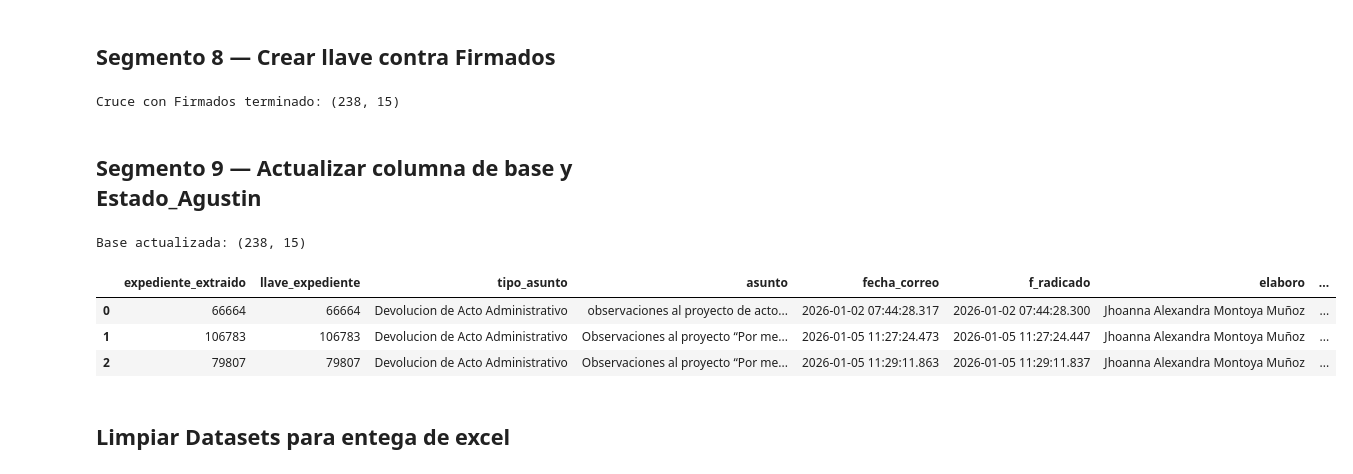
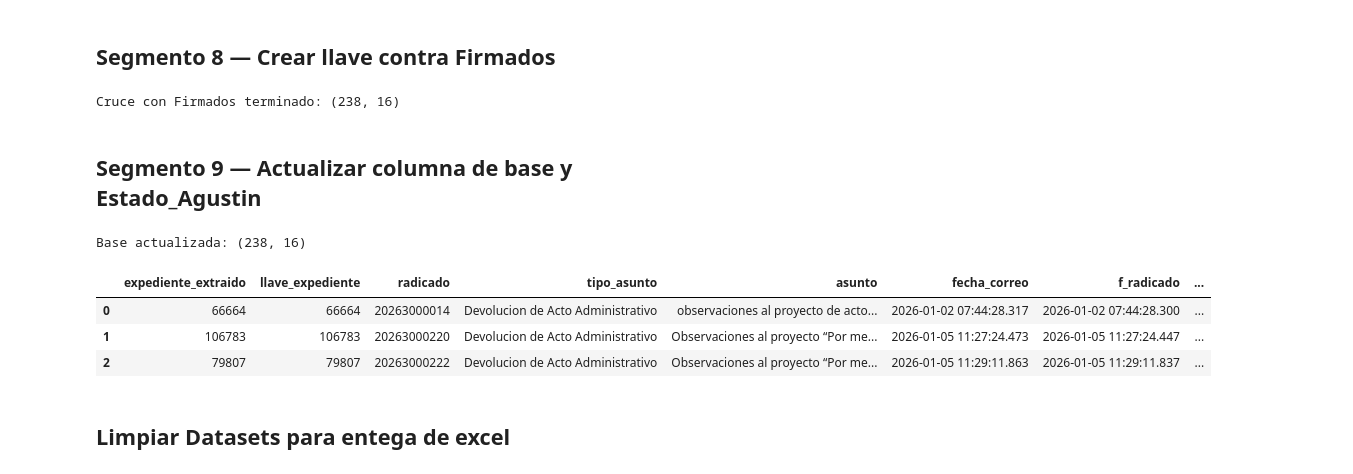
Before and after one commit to juliancho18/seguimiento_metas_wil, a Jupyter notebook: constructor.ipynb, the cells around one changed output. Saved outputs shown, nothing was run; the diff lists cells and outputs as text; code cells hidden in the pictures.

```diff
--- a/constructor.ipynb
+++ b/constructor.ipynb
@@ -297,7 +297,6 @@ def rescatar_expediente_desde_asunto(texto):
     texto = str(texto).strip()
 
     patrones_rescate = [
-        # formas comunes
         r'\bexpediente\b\s*[:#\-\./]?\s*([0-9]{3,})',
         r'\bexped\b\s*[:#\-\./]?\s*([0-9]{3,})',
         r'\bexped\.\s*([0-9]{3,})',
@@ -307,15 +306,11 @@ def rescatar_expediente_desde_asunto(texto):
         r'\bexp\.\s*([0-9]{3,})',
         r'\bex\b\s*[:#\-\./]?\s*([0-9]{3,})',
         r'\bex\.\s*([0-9]{3,})',
-
-        # cuando el identificador y número vienen más separados
         r'\bexpediente\b.*?([0-9]{3,})',
         r'\bexped\b.*?([0-9]{3,})',
         r'\bexpte\b.*?([0-9]{3,})',
         r'\bexp\b.*?([0-9]{3,})',
         r'\bex\b.*?([0-9]{3,})',
-
-        # captura cualquier número largo si ya no hubo otra opción
         r'([0-9]{4,})'
     ]
 
@@ -333,6 +328,7 @@ def rescatar_expediente_desde_asunto(texto):
 tabla_devoluciones_radicados = rad_devoluciones[
     [
         "expediente_extraido",
+        "radicado",
         "tipo_asunto",
         "asunto",
         "fecha_correo",
@@ -527,6 +523,7 @@ tabla_devoluciones_radicados = base_revision.copy()
 columnas_finales = [
     "expediente_extraido",
     "llave_expediente",
+    "radicado",
     "tipo_asunto",
     "asunto",
     "fecha_correo",
@@ -546,5 +543,8 @@ columnas_finales = [c for c in columnas_finales if c in tabla_devoluciones_radic
 tabla_devoluciones_radicados = tabla_devoluciones_radicados[columnas_finales].copy()
 
 print("Base final actualizada:", tabla_devoluciones_radicados.shape)
+print("Columnas finales:")
+print(tabla_devoluciones_radicados.columns.tolist())
+
 display(tabla_devoluciones_radicados.head(10))
 # %% [output]
@@ -593,7 +595,7 @@ base_final = base_final.drop(columns=["flag_firmados"])
 
 print("Cruce con Firmados terminado:", base_final.shape)
 # %% [output]
-Cruce con Firmados terminado: (238, 15)
+Cruce con Firmados terminado: (238, 16)
 # %% [markdown]
 ## Segmento 9 — Actualizar columna de base y Estado_Agustin
 # %%
@@ -629,38 +631,39 @@ def construir_estado_agustin(fila):
 
     return " | ".join(estados)
 
 base_final["Estado_Agustin"] = base_final.apply(construir_estado_agustin, axis=1)
 
 # opcional: dejar columna de apoyo al final
 columnas_finales = [
     "expediente_extraido",
     "llave_expediente",
+    "radicado",
     "tipo_asunto",
     "asunto",
     "fecha_correo",
     "f_radicado",
     "elaboro",
     "reviso",
     "responsable",
     "nombre_responsable",
     "regional_responsable",
     "esta_en_actividadesactuales",
     "estado_actividades",
     "esta_en_firmados",
     "Estado_Agustin"
 ]
 
 columnas_finales = [c for c in columnas_finales if c in base_final.columns]
 tabla_devoluciones_radicados = base_final[columnas_finales].copy()
 
 print("Base actualizada:", tabla_devoluciones_radicados.shape)
 display(tabla_devoluciones_radicados.head(3))
 # %% [output]
-Base actualizada: (238, 15)
+Base actualizada: (238, 16)
-|  | expediente_extraido | llave_expediente | tipo_asunto | asunto | fecha_correo | f_radicado | elaboro | ... |
-| 0 | 66664 | 66664 | Devolucion de Acto Administrativo | observaciones al proyecto de acto... | 2026-01-02 07:44:28.317 | 2026-01-02 07:44:28.300 | Jhoanna Alexandra Montoya Muñoz | ... |
-| 1 | 106783 | 106783 | Devolucion de Acto Administrativo | Observaciones al proyecto “Por me... | 2026-01-05 11:27:24.473 | 2026-01-05 11:27:24.447 | Jhoanna Alexandra Montoya Muñoz | ... |
-| 2 | 79807 | 79807 | Devolucion de Acto Administrativo | Observaciones al proyecto “Por me... | 2026-01-05 11:29:11.863 | 2026-01-05 11:29:11.837 | Jhoanna Alexandra Montoya Muñoz | ... |
+|  | expediente_extraido | llave_expediente | radicado | tipo_asunto | asunto | fecha_correo | f_radicado | ... |
+| 0 | 66664 | 66664 | 20263000014 | Devolucion de Acto Administrativo | observaciones al proyecto de acto... | 2026-01-02 07:44:28.317 | 2026-01-02 07:44:28.300 | ... |
+| 1 | 106783 | 106783 | 20263000220 | Devolucion de Acto Administrativo | Observaciones al proyecto “Por me... | 2026-01-05 11:27:24.473 | 2026-01-05 11:27:24.447 | ... |
+| 2 | 79807 | 79807 | 20263000222 | Devolucion de Acto Administrativo | Observaciones al proyecto “Por me... | 2026-01-05 11:29:11.863 | 2026-01-05 11:29:11.837 | ... |
 # %% [markdown]
 ## Limpiar Datasets para entega de excel
 # %%
```
Also changed, not shown: parts of 6 cells of this notebook, 1 other file.
